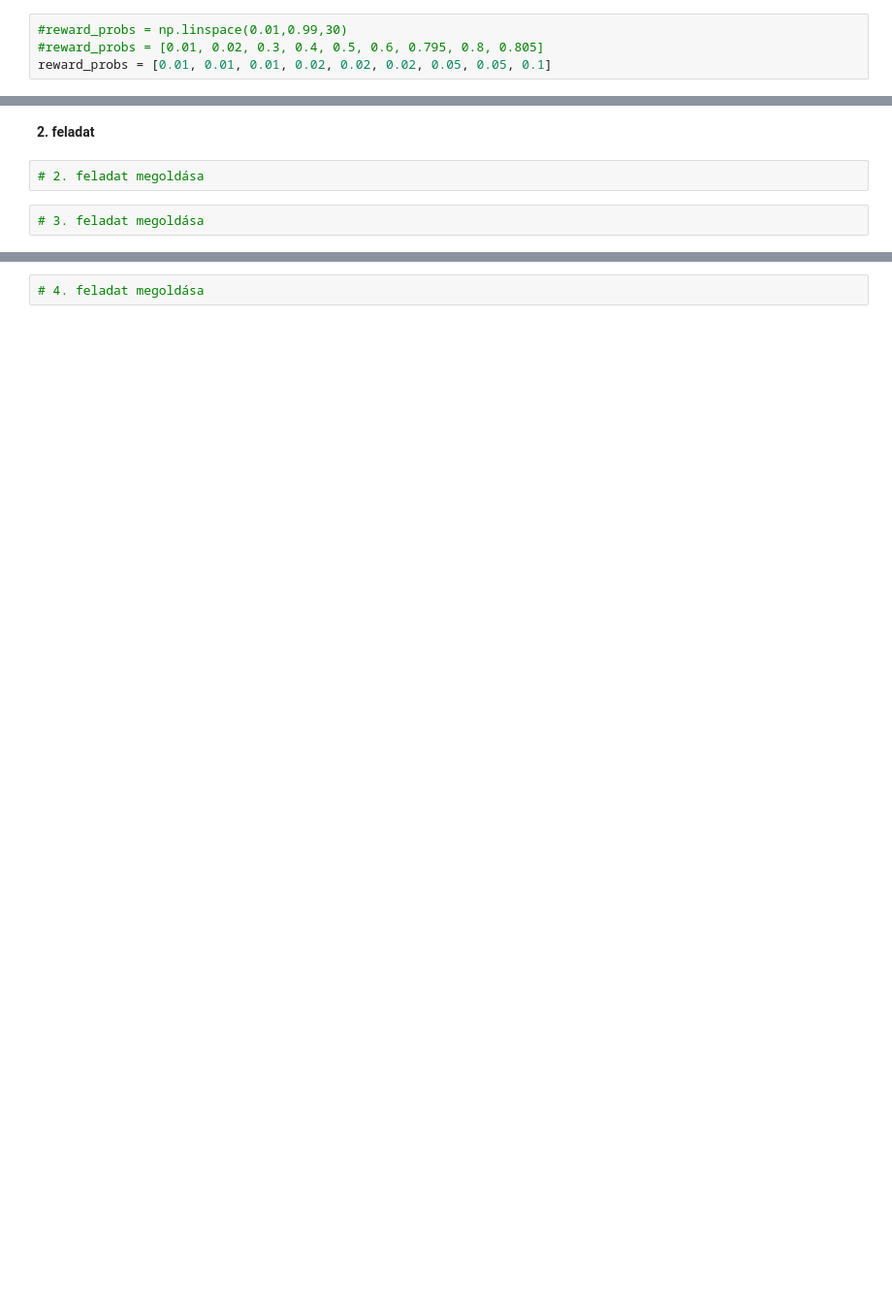
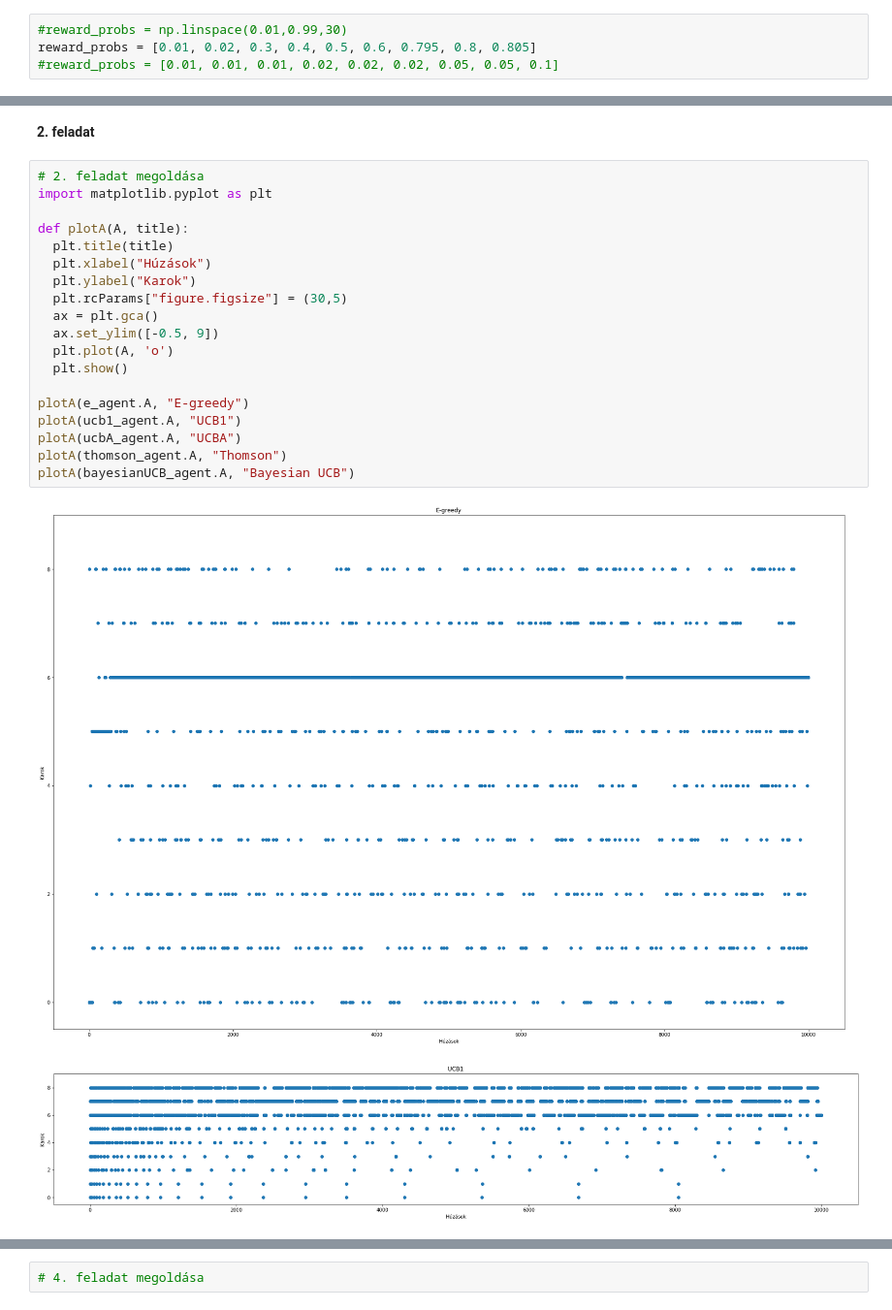
Before and after one commit to balazsmorv/AppleMusicKit, a Jupyter notebook: KGT_ActiveLearning_ipynb_CLT8ZP.ipynb, the cells around one changed output, grey strips where cells are left out. Shown at 97% size. Saved outputs shown, nothing was run; the diff lists cells and outputs as text; blank space fills up the shorter version.

```diff
--- a/KGT_ActiveLearning_ipynb_CLT8ZP.ipynb
+++ b/KGT_ActiveLearning_ipynb_CLT8ZP.ipynb
@@ -211,8 +209,8 @@ def simulate(rewards,agent,T=10000):
     agent.update(reward)
 # %%
 #reward_probs = np.linspace(0.01,0.99,30)
-#reward_probs = [0.01, 0.02, 0.3, 0.4, 0.5, 0.6, 0.795, 0.8, 0.805]
-reward_probs = [0.01, 0.01, 0.01, 0.02, 0.02, 0.02, 0.05, 0.05, 0.1]
+reward_probs = [0.01, 0.02, 0.3, 0.4, 0.5, 0.6, 0.795, 0.8, 0.805]
+#reward_probs = [0.01, 0.01, 0.01, 0.02, 0.02, 0.02, 0.05, 0.05, 0.1]
 # %%
 # 1. feladat megoldása (szimuláció) EGreedy
 
@@ -247,6 +255,24 @@ print(bayesianUCB_agent.n)
 # %% [markdown]
 ****2. feladat****
-# %%
-# 2. feladat megoldása
-# %%
-# 3. feladat megoldása
+# %%
+# 2. feladat megoldása
+import matplotlib.pyplot as plt
+
+def plotA(A, title):
+  plt.title(title)
+  plt.xlabel("Húzások")
+  plt.ylabel("Karok")
+  plt.rcParams["figure.figsize"] = (30,5)
+  ax = plt.gca()
+  ax.set_ylim([-0.5, 9])
+  plt.plot(A, 'o')
+  plt.show()
+
+plotA(e_agent.A, "E-greedy")
+plotA(ucb1_agent.A, "UCB1")
+plotA(ucbA_agent.A, "UCBA")
+plotA(thomson_agent.A, "Thomson")
+plotA(bayesianUCB_agent.A, "Bayesian UCB")
+# %% [output]
+[figure, added]
+[figure, added]
```
Also changed, not shown: parts of 8 cells of this notebook.
